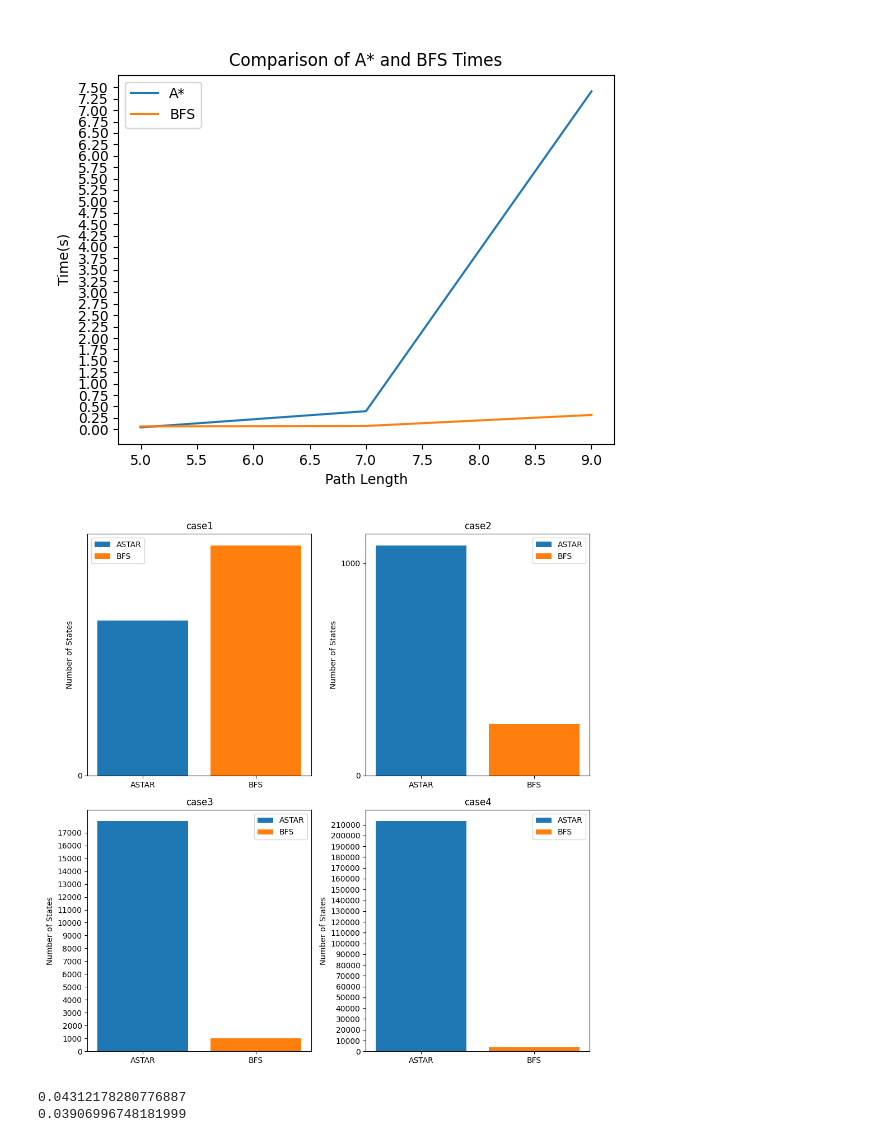
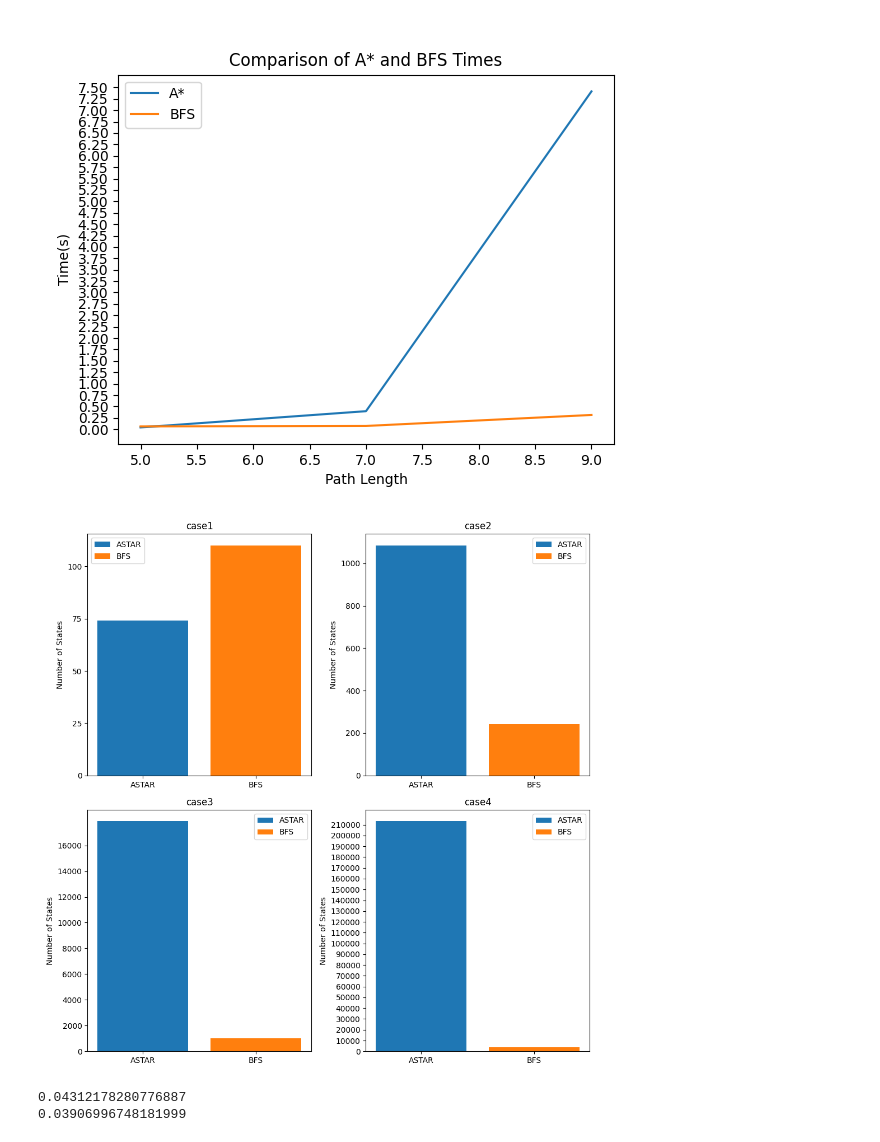
Before and after one commit to skemo12/ia, a Jupyter notebook: tema1/Solution.ipynb, the cells around one changed output. Drawn from its saved outputs; the diff is of its cells as text; code cells hidden in the pictures.

```diff
--- a/tema1/Solution.ipynb
+++ b/tema1/Solution.ipynb
@@ -921,35 +921,35 @@ cases = ['case1', 'case2', 'case3', 'case4']
 fig, axs = plt.subplots(nrows=2, ncols=2, figsize=(10, 10))
 
 # Iterate over each case and create a subplot for it
 for i, case in enumerate(cases):
     # Get the corresponding subplot
     ax = axs[i // 2, i % 2]
 
     # Plot ASTAR states
     ax.bar(0, astar_states[i], label='ASTAR')
     # Plot BFS states
     ax.bar(1, bfs_states[i], label='BFS')
 
     # Set x-axis labels and ticks
     ax.set_xticks([0, 1])
     ax.set_xticklabels(['ASTAR', 'BFS'])
 
     # Set y-axis label and ticks
     ax.set_ylabel('Number of States')
-    ax.set_yticks(range(0, int(max(astar_states[i], bfs_states[i])) + 1, 1000 if case != 'case4' else 10000))
+    ax.set_yticks(range(0, int(max(astar_states[i], bfs_states[i])) + 1,  25 if case == 'case1' else 200 if case == 'case2' else  2000 if case == 'case3' else 10000))
 
     # Set title and legend
     ax.set_title(case)
     ax.legend()
 
 # Adjust the spacing between subplots
 plt.tight_layout()
 
 # Display the figure
 plt.show()
 plt.savefig('plots/ASTAR_BFS_STATES.png', dpi=300)
 # %% [output]
-[figure, old version]
+[figure, new version]
 # %%
 average_time_per_state_astar = 0
 for time, states in zip(ASTAR_TIMES[0], ASTAR_STATES[0]):
```
Also changed, not shown: parts of 5 cells of this notebook, 4 other files.
